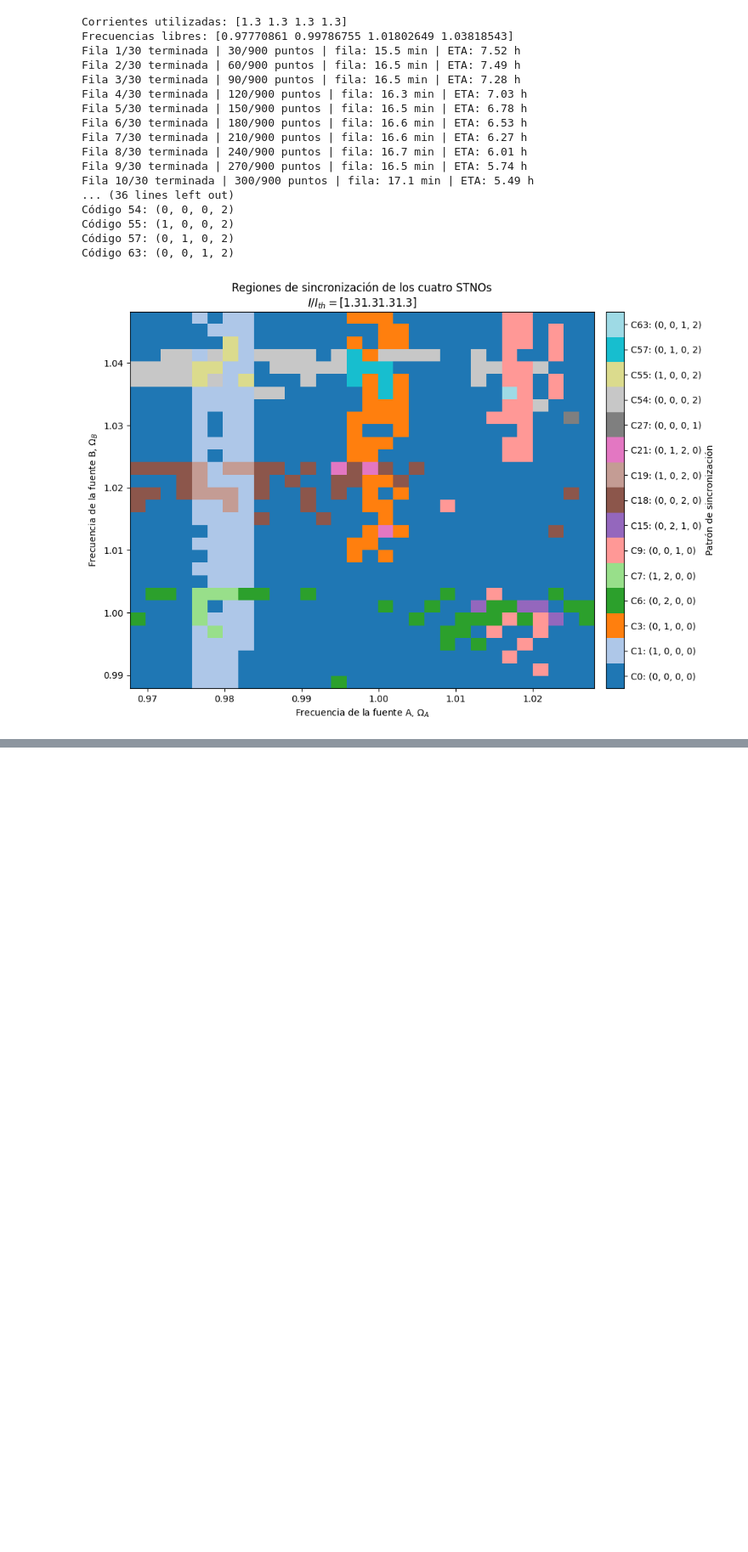
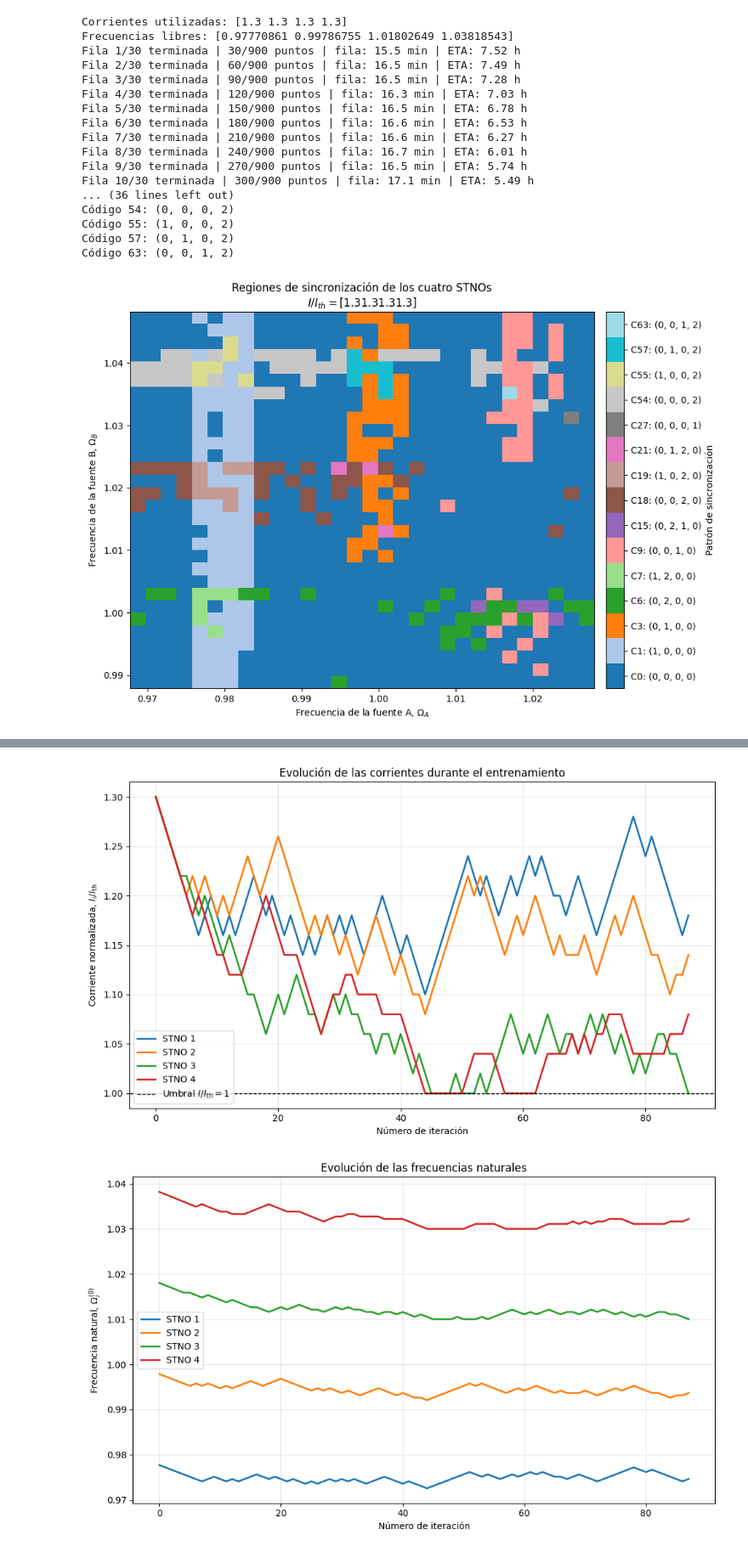
Before and after one commit to AlonsoRecabarren/Computing-Physics, a Jupyter notebook: Classic Mechanics/Mapa_de_sincronizacion_cartesiano.ipynb, the cells around one changed output, grey strips where cells are left out. Shown at 85% size. Drawn from its saved outputs; the diff is of its cells as text; code cells hidden in the pictures; blank space fills up the shorter version.

```diff
--- a/Classic Mechanics/Mapa_de_sincronizacion_cartesiano.ipynb
+++ b/Classic Mechanics/Mapa_de_sincronizacion_cartesiano.ipynb
@@ -1198,0 +1466,17 @@ Código 63: (0, 0, 1, 2)
+# %%
+np.savez_compressed(
+    "entrenamiento_STNOs_87_iteraciones.npz",
+    Irazon_inicial=Irazon_inicial,
+    Irazon_final=Irazon_final,
+    historial_corrientes=historial_corrientes,
+    historial_frecuencias=historial_frecuencias,
+    historial_D=historial_D,
+    historial_sumas=historial_sumas,
+    mu=mu
+)
+
+print("Entrenamiento guardado correctamente.")
+
+historial_frecuencias=Omega_0[None, :]*(
+    1.0+(N_0/Q)*(historial_corrientes-1.0)
+)
@@ -1198,0 +1485,63 @@ Código 63: (0, 0, 1, 2)
+# %%
+################################################################
+#              Evolución de las corrientes                    #
+################################################################
+
+iteraciones=np.arange(len(historial_corrientes))
+
+plt.figure(figsize=(10, 6))
+
+for i in range(Num_STNO):
+    plt.plot(
+        iteraciones,
+        historial_corrientes[:, i],
+        linewidth=2,
+        label=f"STNO {i + 1}"
+    )
+
+plt.axhline(
+    1.0,
+    color="black",
+    linestyle="--",
+    linewidth=1,
+    label=r"Umbral $I/I_{\mathrm{th}}=1$"
+)
+
+plt.xlabel("Número de iteración")
+plt.ylabel(r"Corriente normalizada, $I_i/I_{\mathrm{th}}$")
+plt.title("Evolución de las corrientes durante el entrenamiento")
+plt.grid(alpha=0.3)
+plt.legend()
+plt.tight_layout()
+plt.show()
+
+################################################################
+#          Evolución de las frecuencias naturales             #
+################################################################
+
+plt.figure(figsize=(10, 6))
+
+for i in range(Num_STNO):
+    plt.plot(
+        iteraciones,
+        historial_frecuencias[:, i],
+        linewidth=2,
+        label=f"STNO {i + 1}"
+    )
+
+plt.xlabel("Número de iteración")
+plt.ylabel(r"Frecuencia natural, $\Omega_i^{(0)}$")
+plt.title("Evolución de las frecuencias naturales")
+plt.grid(alpha=0.3)
+plt.legend()
+plt.tight_layout()
+plt.show()
+
+print("Frecuencias naturales iniciales:")
+print(historial_frecuencias[0])
+
+print("\nFrecuencias naturales finales:")
+print(historial_frecuencias[-1])
+# %% [output]
+[figure, added]
+[figure, added]
```
Also changed, not shown: parts of 24 cells of this notebook, 8 other files.
